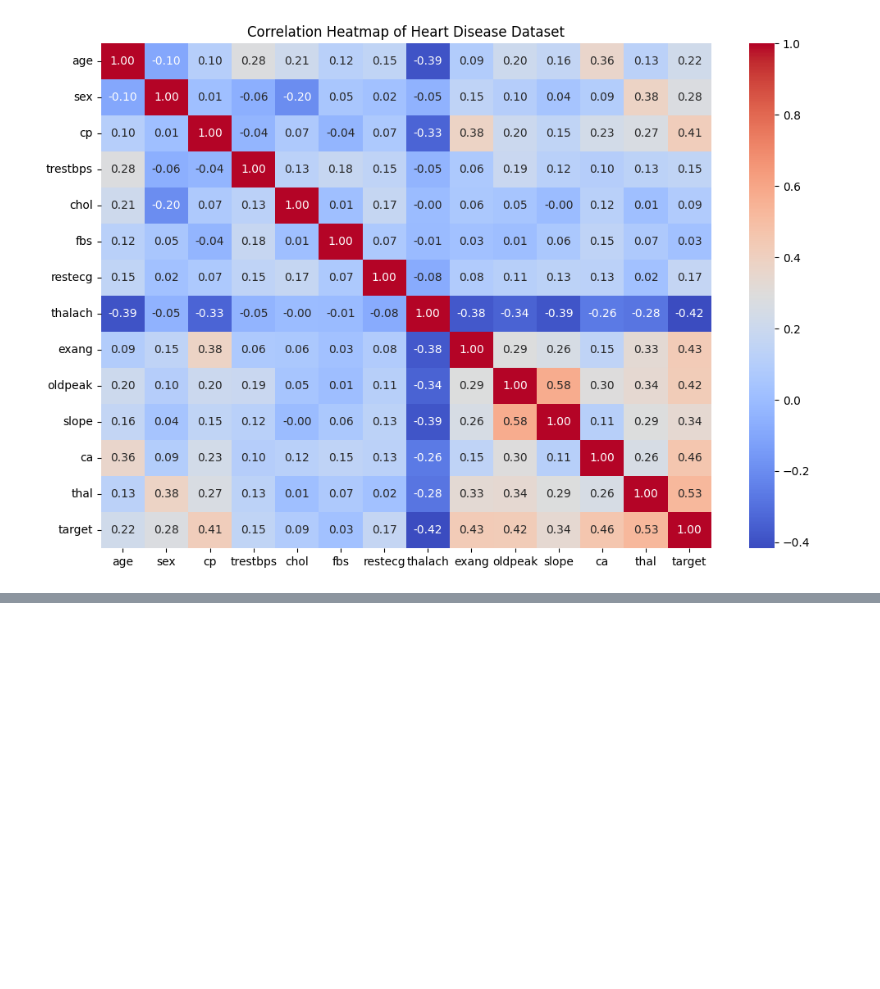
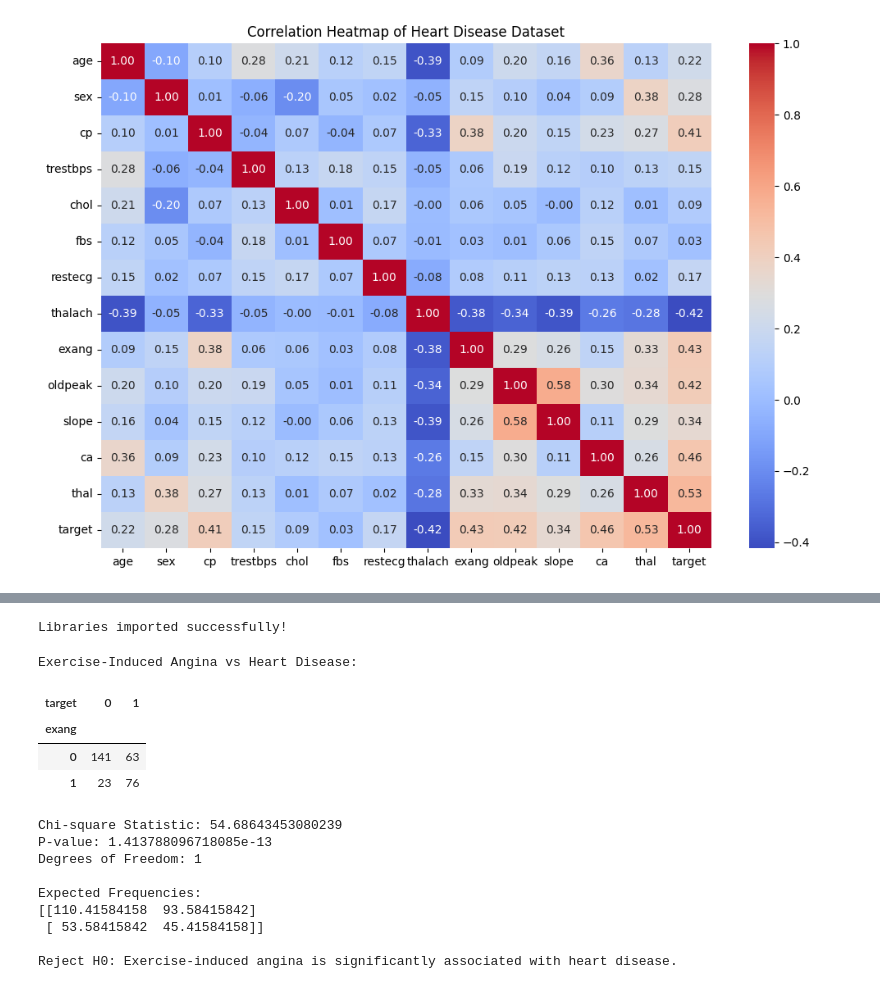
Before and after one commit to Soumedha-28/Heart-Disease-Prediction, a Jupyter notebook: Heart_disease_prediction.ipynb, the cells around one changed output, grey strips where cells are left out. Saved outputs shown, nothing was run; the diff lists cells and outputs as text; code cells hidden in the pictures; blank space fills up the shorter version.

```diff
--- a/Heart_disease_prediction.ipynb
+++ b/Heart_disease_prediction.ipynb
@@ -181,0 +238,44 @@ plt.show()
+# %%
+import pandas as pd
+import numpy as np
+from scipy.stats import chi2_contingency, ttest_ind
+
+print("Libraries imported successfully!")
+# %% [output]
+Libraries imported successfully!
+# %%
+# Create contingency table for exercise-induced angina
+exang_table = pd.crosstab(df["exang"], df["target"])
+
+print("Exercise-Induced Angina vs Heart Disease:")
+display(exang_table)
+
+# Perform Chi-square test
+chi2, p_value, dof, expected = chi2_contingency(exang_table)
+
+print("Chi-square Statistic:", chi2)
+print("P-value:", p_value)
+print("Degrees of Freedom:", dof)
+
+print("\nExpected Frequencies:")
+print(expected)
+
+if p_value < 0.05:
+    print("\nReject H0: Exercise-induced angina is significantly associated with heart disease.")
+else:
+    print("\nFail to reject H0: Insufficient evidence of an association.")
+# %% [output]
+Exercise-Induced Angina vs Heart Disease:
+| target | 0 | 1 |
+| exang |  |  |
+| 0 | 141 | 63 |
+| 1 | 23 | 76 |
+Chi-square Statistic: 54.68643453080239
+P-value: 1.413788096718085e-13
+Degrees of Freedom: 1
+
+Expected Frequencies:
+[[110.41584158  93.58415842]
+ [ 53.58415842  45.41584158]]
+
+Reject H0: Exercise-induced angina is significantly associated with heart disease.
```
Also changed, not shown: parts of 23 cells of this notebook.
